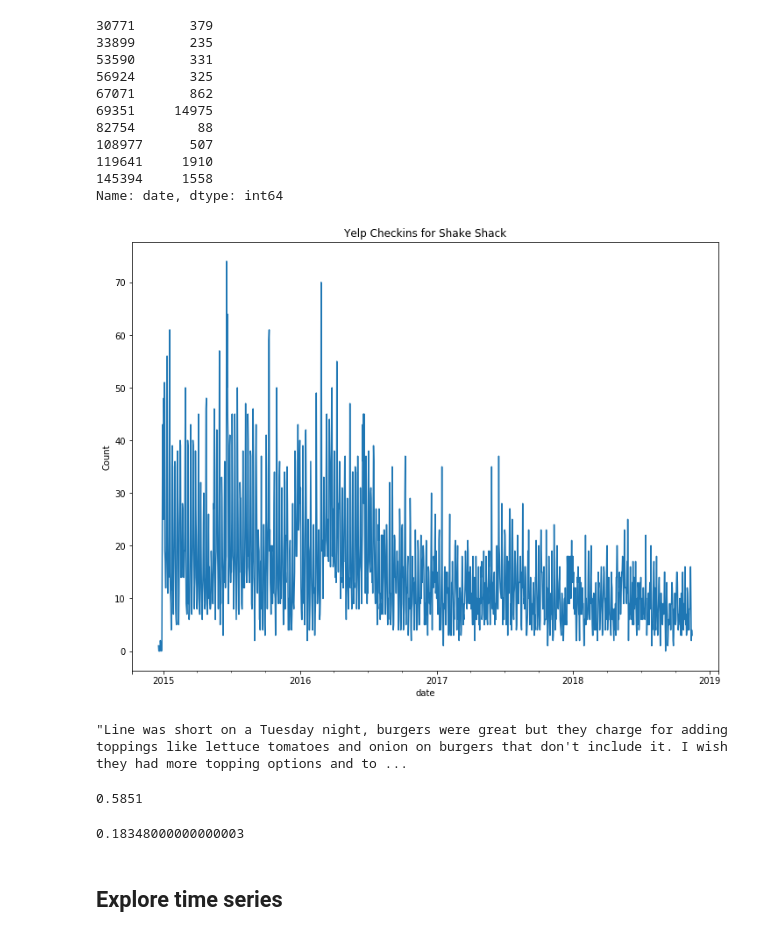
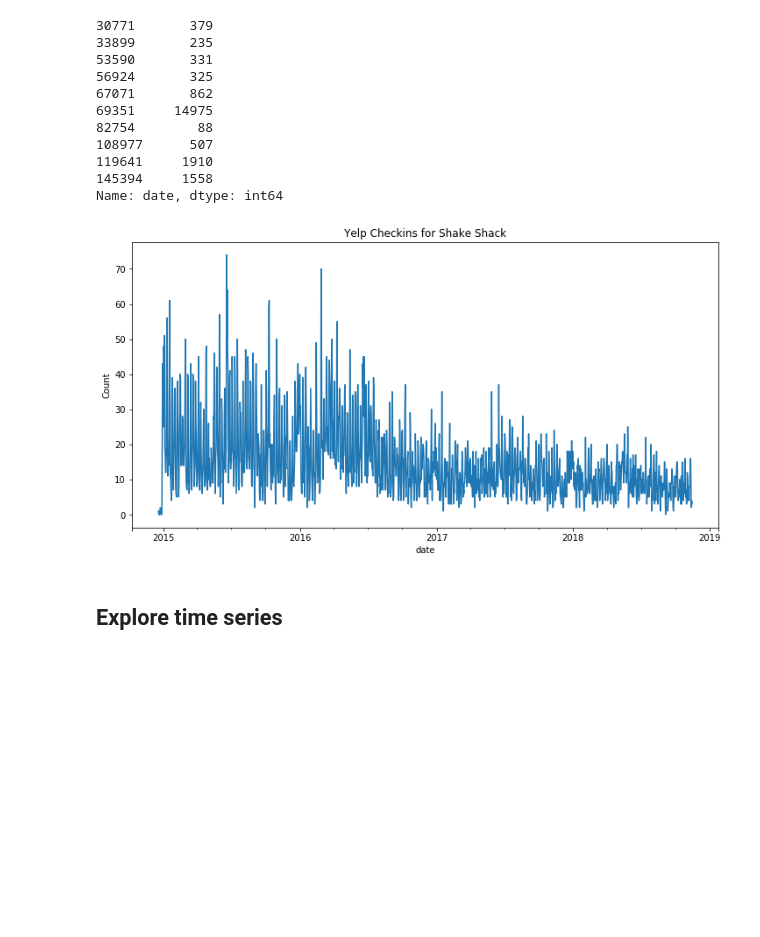
Before and after one commit to leeyenter/bt4014-yelp, a Jupyter notebook: VAR - HJ.ipynb, the cells around one changed output. Saved outputs shown, nothing was run; the diff lists cells and outputs as text; code cells hidden in the pictures; blank space fills up the shorter version.

```diff
--- a/VAR - HJ.ipynb
+++ b/VAR - HJ.ipynb
@@ -442,6 +382,6 @@ checkin_times = checkin_times.groupby('date')['dummy'].sum()\
 # %%
-checkin_times.plot(figsize=(12,9))
+shake_checkin_times.plot(figsize=(12,6))
 plt.title('Yelp Checkins for Shake Shack')
 plt.ylabel('Count');
 # %% [output]
-[figure, old version]
+[figure, new version]
@@ -458,12 +387,0 @@ nlp = SentimentIntensityAnalyzer()
-# %%
-df.text[2]
-# %% [output]
-"Line was short on a Tuesday night, burgers were great but they charge for adding toppings like lettuce tomatoes and onion on burgers that don't include it. I wish they had more topping options and to ...
-# %%
-nlp.polarity_scores(df.text[2])['compound']
-# %% [output]
-0.5851
-# %%
-np.mean([nlp.polarity_scores(x)['compound'] for x in df.text[2].split('.')])
-# %% [output]
-0.18348000000000003
```
Also changed, not shown: parts of 126 cells of this notebook.
